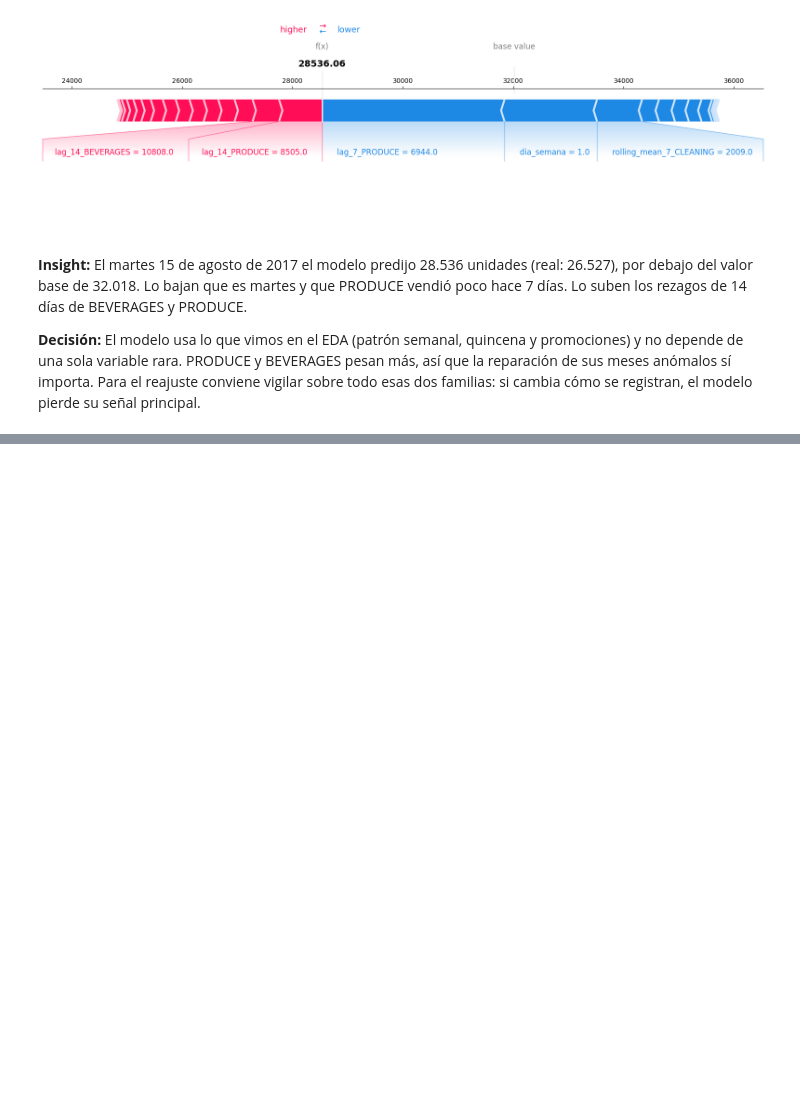
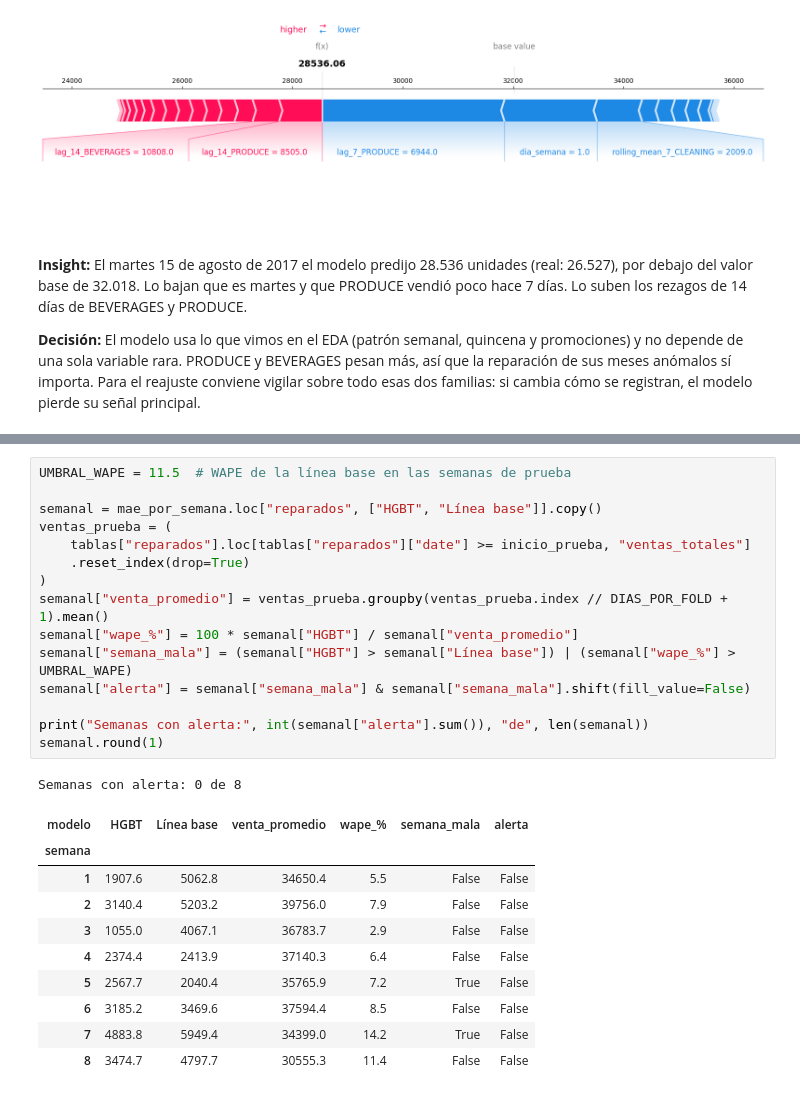
Before and after one commit to Jacogz/ML-Prediccion-Demanda, a Jupyter notebook: src/model_development.ipynb, the cells around one changed output, grey strips where cells are left out. Drawn from its saved outputs; the diff is of its cells as text; blank space fills up the shorter version.

```diff
--- a/src/model_development.ipynb
+++ b/src/model_development.ipynb
@@ -1201,0 +1238,27 @@ Fecha: 2017-08-15 | real: 26527 | predicción: 28536
+# %%
+UMBRAL_WAPE = 11.5  # WAPE de la línea base en las semanas de prueba
+
+semanal = mae_por_semana.loc["reparados", ["HGBT", "Línea base"]].copy()
+ventas_prueba = (
+    tablas["reparados"].loc[tablas["reparados"]["date"] >= inicio_prueba, "ventas_totales"]
+    .reset_index(drop=True)
+)
+semanal["venta_promedio"] = ventas_prueba.groupby(ventas_prueba.index // DIAS_POR_FOLD + 1).mean()
+semanal["wape_%"] = 100 * semanal["HGBT"] / semanal["venta_promedio"]
+semanal["semana_mala"] = (semanal["HGBT"] > semanal["Línea base"]) | (semanal["wape_%"] > UMBRAL_WAPE)
+semanal["alerta"] = semanal["semana_mala"] & semanal["semana_mala"].shift(fill_value=False)
+
+print("Semanas con alerta:", int(semanal["alerta"].sum()), "de", len(semanal))
+semanal.round(1)
+# %% [output]
+Semanas con alerta: 0 de 8
+| modelo | HGBT | Línea base | venta_promedio | wape_% | semana_mala | alerta |
+| semana |  |  |  |  |  |  |
+| 1 | 1907.6 | 5062.8 | 34650.4 | 5.5 | False | False |
+| 2 | 3140.4 | 5203.2 | 39756.0 | 7.9 | False | False |
+| 3 | 1055.0 | 4067.1 | 36783.7 | 2.9 | False | False |
+| 4 | 2374.4 | 2413.9 | 37140.3 | 6.4 | False | False |
+| 5 | 2567.7 | 2040.4 | 35765.9 | 7.2 | True | False |
+| 6 | 3185.2 | 3469.6 | 37594.4 | 8.5 | False | False |
+| 7 | 4883.8 | 5949.4 | 34399.0 | 14.2 | True | False |
+| 8 | 3474.7 | 4797.7 | 30555.3 | 11.4 | False | False |
```
Also changed, not shown: parts of 4 cells of this notebook, 1 other file.
